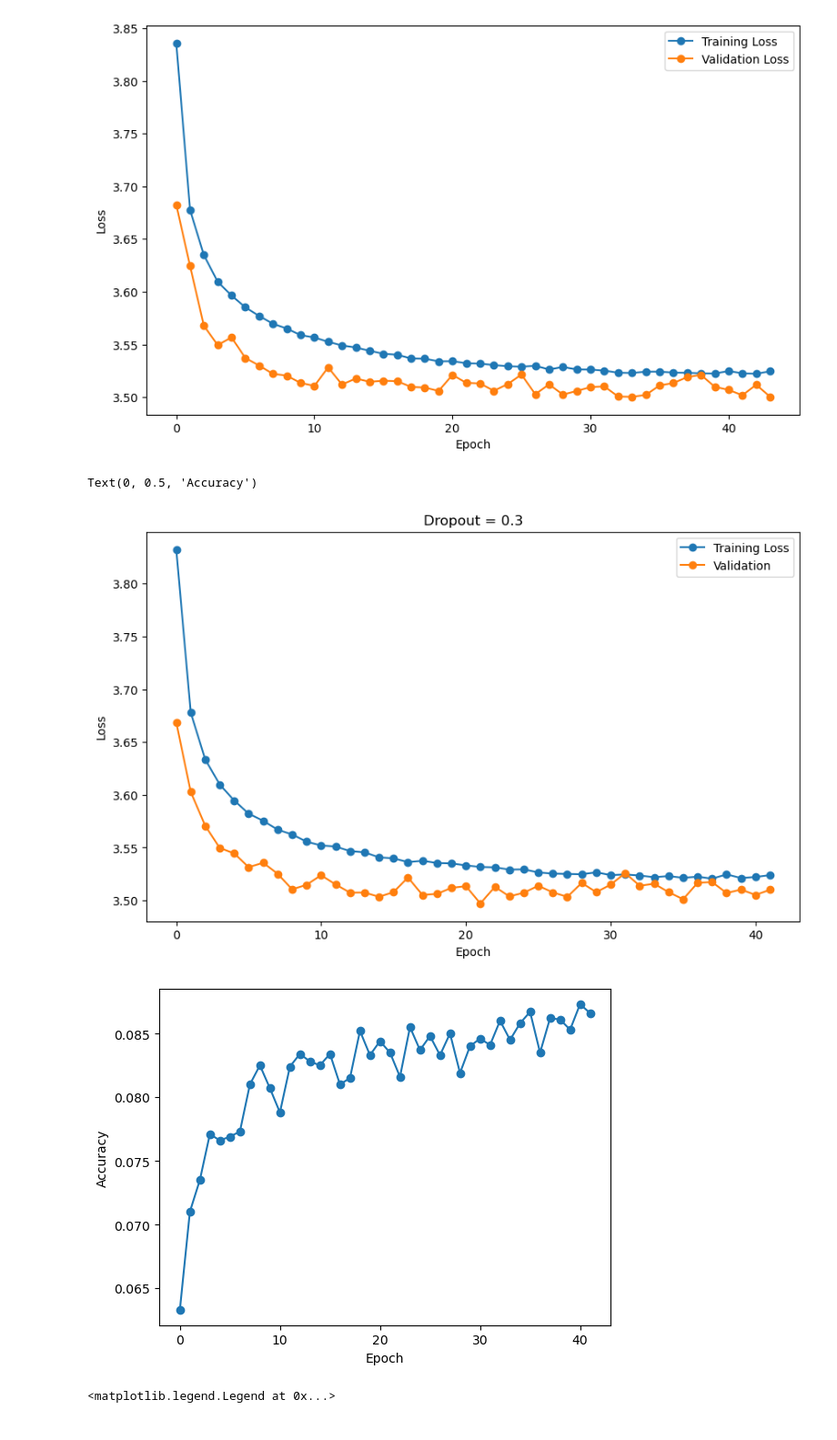
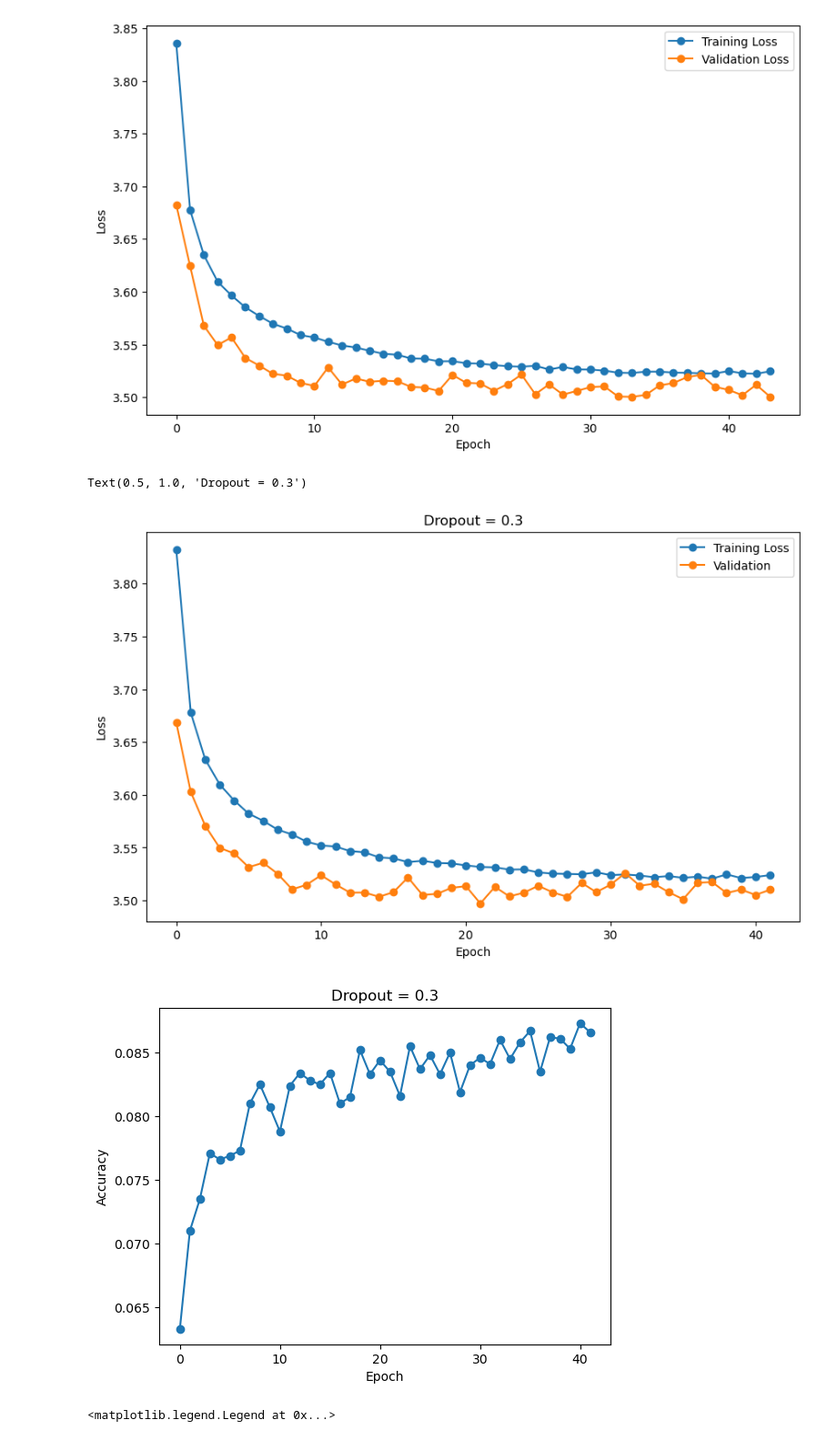
Before and after one commit to HMC-MIR/SimRealtimeMazurkaBenchmark, a Jupyter notebook: NOA-NN.ipynb, the cells around one changed output. Shown at 91% size. Saved outputs shown, nothing was run; the diff lists cells and outputs as text; code cells hidden in the pictures.

```diff
--- a/NOA-NN.ipynb
+++ b/NOA-NN.ipynb
@@ -83,35 +83,37 @@ test_losses = np.array([
     3.5217, 3.5052, 3.5062, 3.5119, 3.5135, 3.4971, 3.5129, 3.5038,
     3.5073, 3.5139, 3.5076, 3.5034, 3.5166, 3.5078, 3.515, 3.5259,
     3.5139, 3.5158, 3.5078, 3.5011, 3.5167, 3.5174, 3.507, 3.5103,
     3.5052, 3.5101
 ])
 
 # Test accuracies for 42 epochs
 test_accs = np.array([
     0.0633, 0.071, 0.0735, 0.0771, 0.0766, 0.0769, 0.0773, 0.081,
     0.0825, 0.0807, 0.0788, 0.0824, 0.0834, 0.0828, 0.0825, 0.0834,
     0.081, 0.0815, 0.0852, 0.0833, 0.0844, 0.0835, 0.0816, 0.0855,
     0.0837, 0.0848, 0.0833, 0.085, 0.0819, 0.084, 0.0846, 0.0841,
     0.086, 0.0845, 0.0858, 0.0867, 0.0835, 0.0862, 0.0861, 0.0853,
     0.0873, 0.0866
 ])
 
+import matplotlib.pyplot as plt
 # Plotting the training and test losses
 plt.figure(figsize=(10, 6))
 plt.plot(train_losses, label='Training Loss', marker='o')
 plt.plot(test_losses, label='Validation', marker='o')
 plt.xlabel('Epoch')
 plt.ylabel('Loss')
 plt.title('Dropout = 0.3')
 plt.legend()
 plt.figure()
 plt.plot(test_accs, label='Test Accuracy', marker='o')
 plt.xlabel('Epoch')
 plt.ylabel('Accuracy')
+plt.title('Dropout = 0.3')
 # %% [output]
-Text(0, 0.5, 'Accuracy')
+Text(0.5, 1.0, 'Dropout = 0.3')
 [figure]
-[figure, old version]
+[figure, new version]
 # %%
 import numpy as np
 
```
Also changed, not shown: parts of 1 cell of this notebook, 1 other file.
